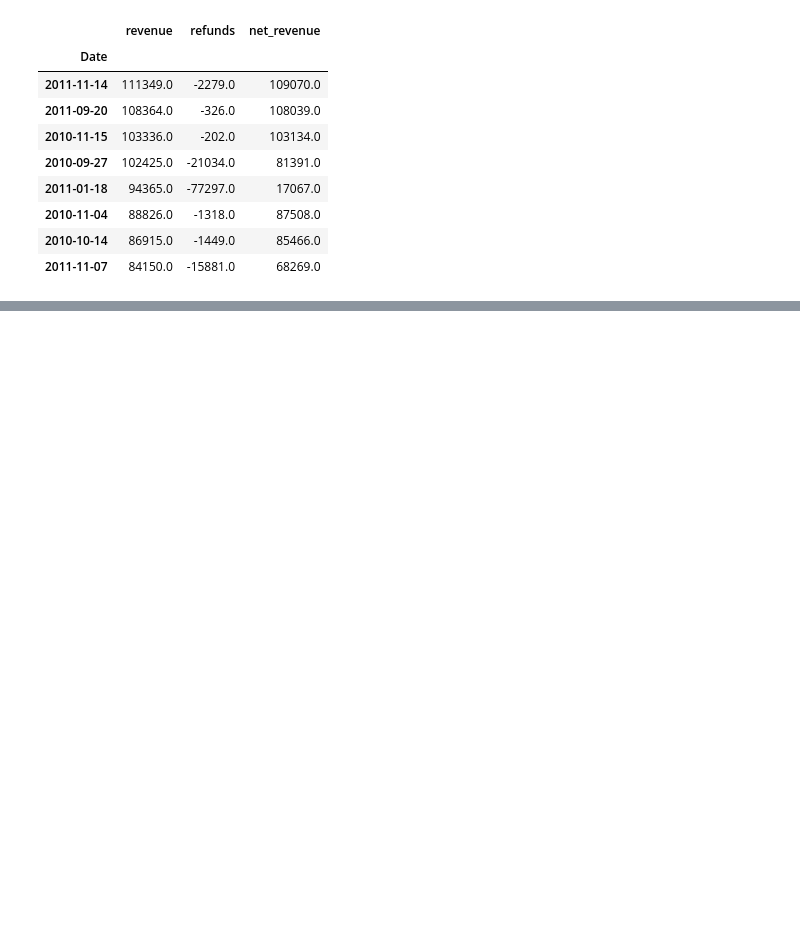
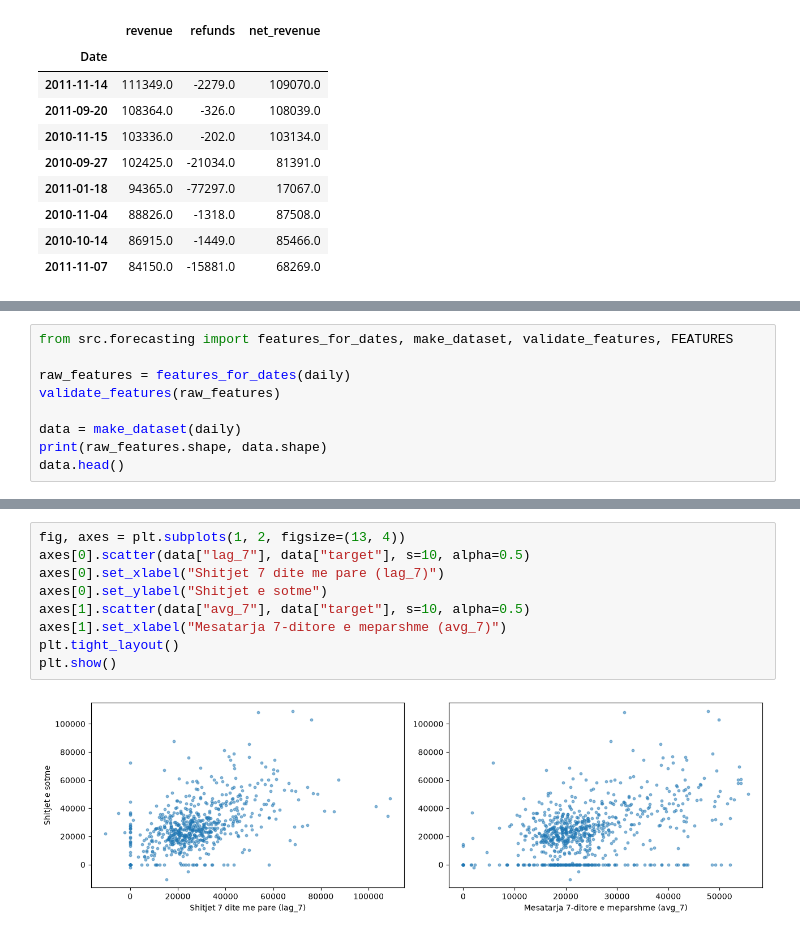
Before and after one commit to Dua-Gashi/online-retail-customer-analytics, a Jupyter notebook: notebooks/03_forecasting.ipynb, the cells around one changed output, grey strips where cells are left out. Drawn from its saved outputs; the diff is of its cells as text; blank space fills up the shorter version.

Commit message:
Forecasting features and leakage checks

```diff
--- a/notebooks/03_forecasting.ipynb
+++ b/notebooks/03_forecasting.ipynb
@@ -271,0 +269,9 @@ cmp.sort_values("revenue", ascending=False).head(8).round(0)
+# %%
+from src.forecasting import features_for_dates, make_dataset, validate_features, FEATURES
+
+raw_features = features_for_dates(daily)
+validate_features(raw_features)
+
+data = make_dataset(daily)
+print(raw_features.shape, data.shape)
+data.head()
@@ -271,0 +326,11 @@ cmp.sort_values("revenue", ascending=False).head(8).round(0)
+# %%
+fig, axes = plt.subplots(1, 2, figsize=(13, 4))
+axes[0].scatter(data["lag_7"], data["target"], s=10, alpha=0.5)
+axes[0].set_xlabel("Shitjet 7 dite me pare (lag_7)")
+axes[0].set_ylabel("Shitjet e sotme")
+axes[1].scatter(data["avg_7"], data["target"], s=10, alpha=0.5)
+axes[1].set_xlabel("Mesatarja 7-ditore e meparshme (avg_7)")
+plt.tight_layout()
+plt.show()
+# %% [output]
+[figure, added]
```
Also changed, not shown: parts of 8 cells of this notebook, 1 other file.
